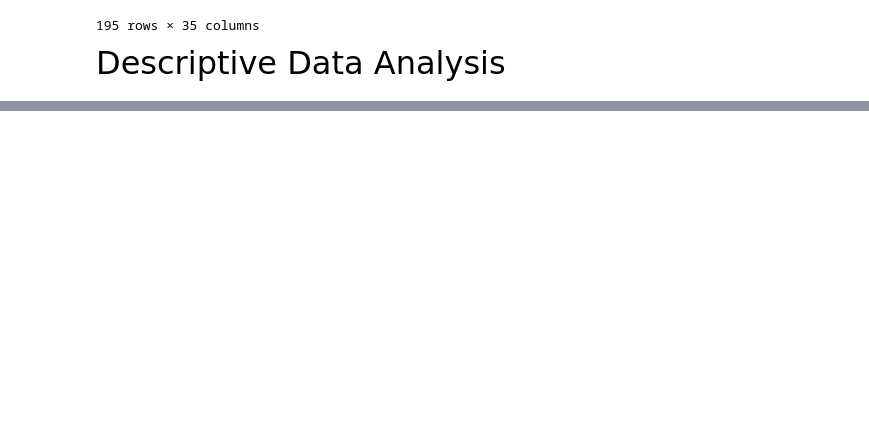
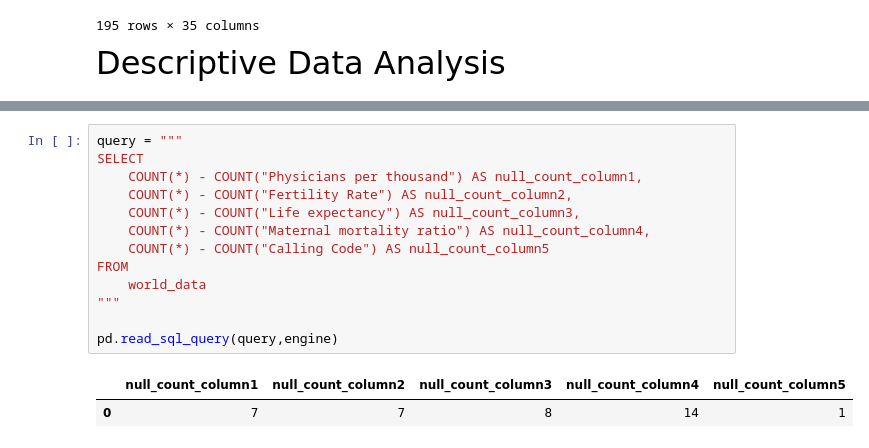
Before and after one commit to myrnamartinelli/world_data_queries, a Jupyter notebook: Untitled-1.ipynb, the cells around one changed output, grey strips where cells are left out. Cells and saved outputs as stored; diff of their text form; blank space fills up the shorter version.

```diff
--- a/Untitled-1.ipynb
+++ b/Untitled-1.ipynb
@@ -46,0 +110,16 @@ display(pd.read_sql(query,engine))
+# %%
+query = """
+SELECT
+    COUNT(*) - COUNT("Physicians per thousand") AS null_count_column1,
+    COUNT(*) - COUNT("Fertility Rate") AS null_count_column2,
+    COUNT(*) - COUNT("Life expectancy") AS null_count_column3,
+    COUNT(*) - COUNT("Maternal mortality ratio") AS null_count_column4,
+    COUNT(*) - COUNT("Calling Code") AS null_count_column5
+FROM
+    world_data
+"""
+
+pd.read_sql_query(query,engine)
+# %% [output]
+|  | null_count_column1 | null_count_column2 | null_count_column3 | null_count_column4 | null_count_column5 |
+| 0 | 7 | 7 | 8 | 14 | 1 |
```
Also changed, not shown: parts of 3 cells of this notebook.
